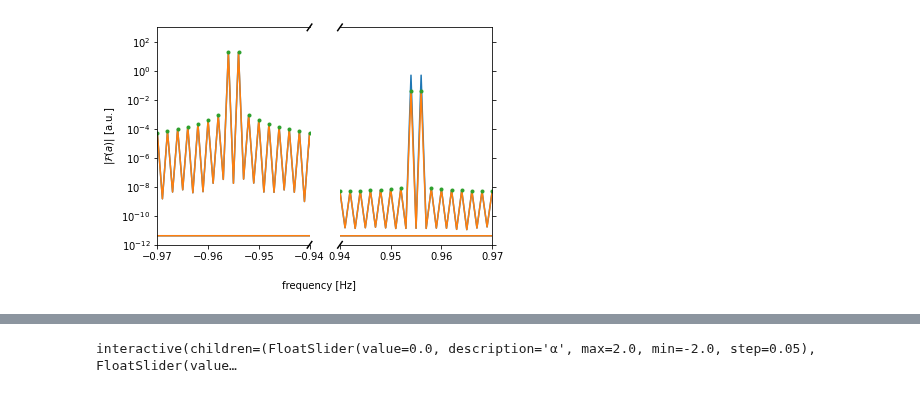
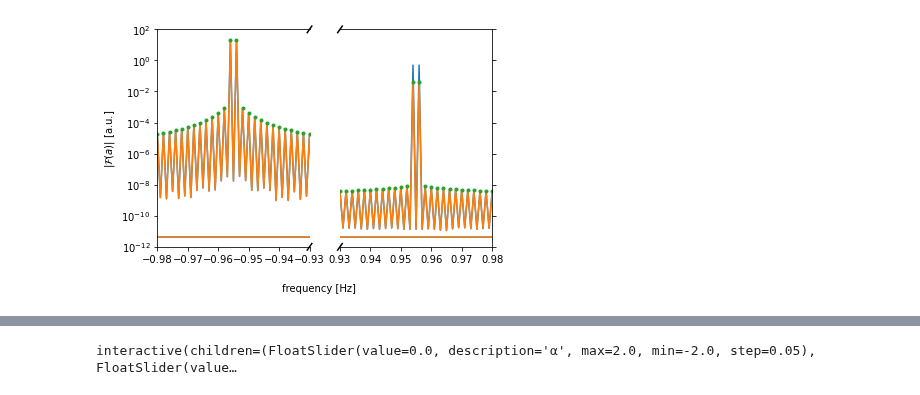
Before and after one commit to jcrivera-hdez/Scripts, a Jupyter notebook: data-analysis/TLS/HB-TLS_Model-Simulation.ipynb, the cells around one changed output, grey strips where cells are left out. Cells and saved outputs as stored; diff of their text form; code cells hidden in the pictures.

```diff
--- a/data-analysis/TLS/HB-TLS_Model-Simulation.ipynb
+++ b/data-analysis/TLS/HB-TLS_Model-Simulation.ipynb
@@ -334,52 +388,9 @@ Q_factor = 20
 [figure]
-# %%
-# Plot only the region of interest
-
-# create two subplots
-def plot_brokenaxis(x, y, ynorm, xlim1, xlim2):
-    figure, axis = plt.subplots(1, 2, sharey=True, constrained_layout=False)
-
-    axis[0].set_ylabel('$|\mathcal{F}(a)|$ [a.u.]')
-    figure.suptitle('frequency [Hz]', y=0, fontsize='medium')
-
-    # Plot same data on both axis
-    axis[0].semilogy(x, np.abs(y), label='output field')
-    axis[1].semilogy(x, np.abs(y), label='output field')
-    axis[0].semilogy(x, np.abs(ynorm), label='intra-cavity field')
-    axis[1].semilogy(x, np.abs(ynorm), label='intra-cavity field')
-    axis[0].semilogy(x[imp_ind], np.abs(ynorm[imp_ind]), '.', label='reconstruction')
-    axis[1].semilogy(x[imp_ind], np.abs(ynorm[imp_ind]), '.', label='reconstruction')
-
-    # limit each x-axis to the chosen range
-    axis[0].set_xlim(*xlim1)
-    axis[1].set_xlim(*xlim2)
-    axis[0].set_ylim(1e-12, 1e3)
-
-    # hide spines between both axes
-    axis[0].spines['right'].set_visible(False)
-    axis[1].spines['left'].set_visible(False)
-    axis[1].yaxis.tick_right()
-
-    # how big to make the diagonal lines in axes coordinates
-    d = .015
-
-    # arguments to pass plot, just so we don't keep repeating them
-    kwargs = dict(transform=axis[0].transAxes, color='k', clip_on=False)
-    axis[0].plot((1-d,1+d), (-d,+d), **kwargs)
-    axis[0].plot((1-d,1+d), (1-d,1+d), **kwargs)
-
-    kwargs.update(transform=axis[1].transAxes)  # switch to the bottom axes
-    axis[1].plot((-d,+d), (1-d,1+d), **kwargs)
-    axis[1].plot((-d,+d), (-d,+d), **kwargs)
-
-    # vary the distance between plots
-    figure.subplots_adjust(wspace=0.2)
-
-    plt.show()
-
-# Plot zoom of the spectra
-xlim_n = np.array([-0.97, -0.94])
-xlim_p = np.array([0.94, 0.97])
-plot_brokenaxis(f, A, A/np.sqrt(gain)-Ain/np.sqrt(att), xlim_n, xlim_p)
-# %% [output]
-[figure, removed]
+# %%
+# Plot only the region of interest
+xlim_n = np.array([-0.98, -0.93])
+xlim_p = np.array([0.93, 0.98])
+ylim = np.array([1e-12, 1e2])
+plot_brokenaxis(f, A, A/np.sqrt(gain)-Ain/np.sqrt(att), xlim_n, xlim_p, ylim)
+# %% [output]
+[figure, added]
```
Also changed, not shown: parts of 41 cells of this notebook.
